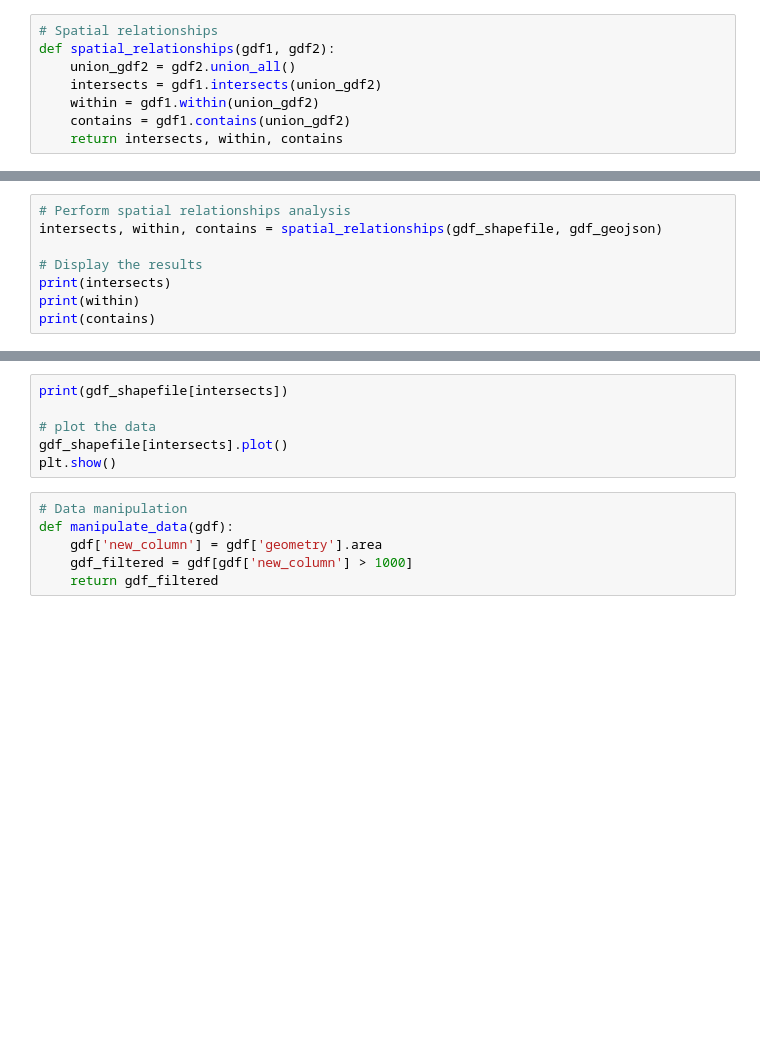
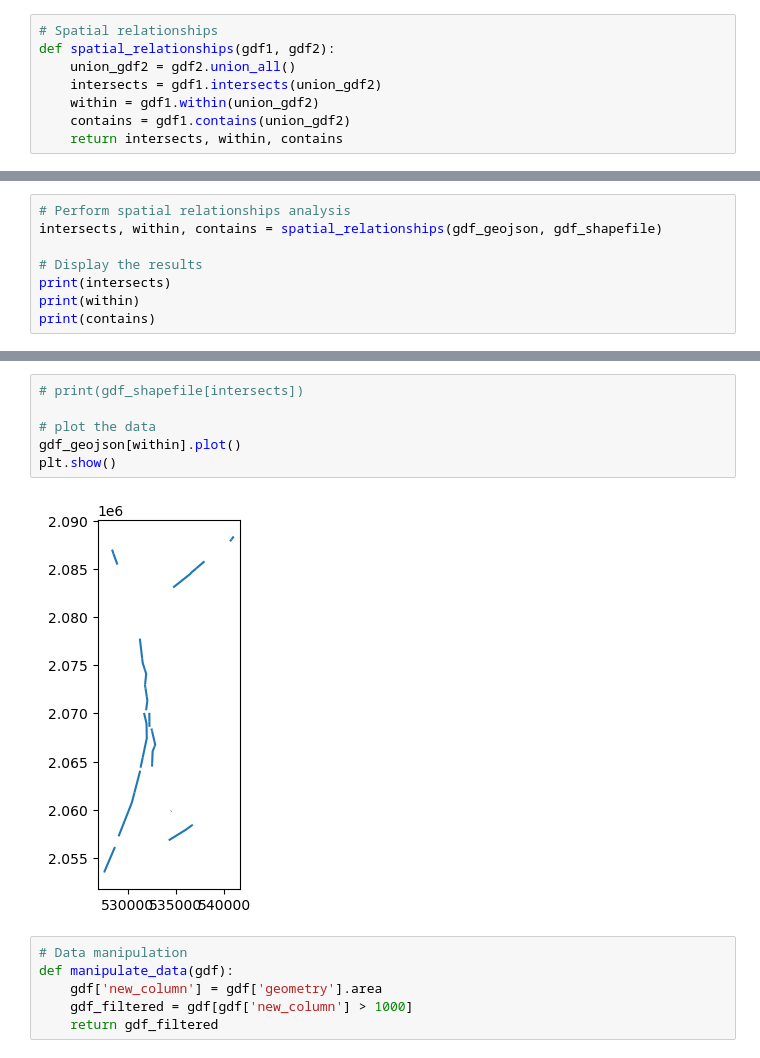
Before and after one commit to dookda/cmu_lab_154743, a Jupyter notebook: python_workshop/python_14_Vector_Data_Manipulation_and_Analysis.ipynb, the cells around one changed output, grey strips where cells are left out. Drawn from its saved outputs; the diff is of its cells as text; blank space fills up the shorter version.

```diff
--- a/python_workshop/python_14_Vector_Data_Manipulation_and_Analysis.ipynb
+++ b/python_workshop/python_14_Vector_Data_Manipulation_and_Analysis.ipynb
@@ -57,6 +110,6 @@ def spatial_relationships(gdf1, gdf2):
 # %%
 # Perform spatial relationships analysis
-intersects, within, contains = spatial_relationships(gdf_shapefile, gdf_geojson)
+intersects, within, contains = spatial_relationships(gdf_geojson, gdf_shapefile)
 
 # Display the results
 print(intersects)
@@ -65,9 +136,11 @@ print(contains)
 # %%
-print(gdf_shapefile[intersects])
+# print(gdf_shapefile[intersects])
 
 # plot the data
-gdf_shapefile[intersects].plot()
+gdf_geojson[within].plot()
 plt.show()
+# %% [output]
+[figure, added]
 # %%
 # Data manipulation
 def manipulate_data(gdf):
```
Also changed, not shown: parts of 10 cells of this notebook, 10 other files.
